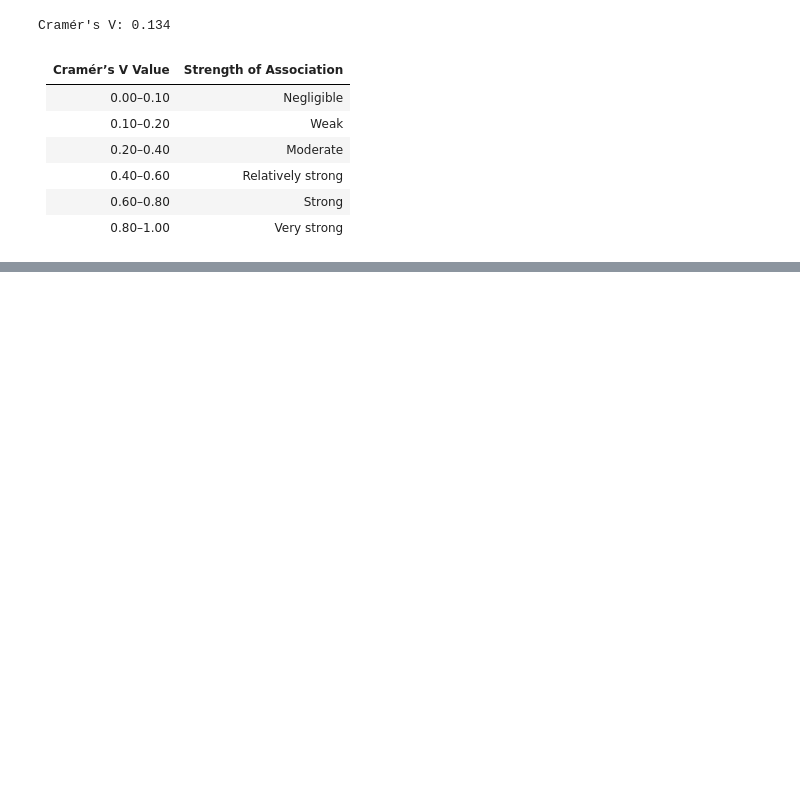
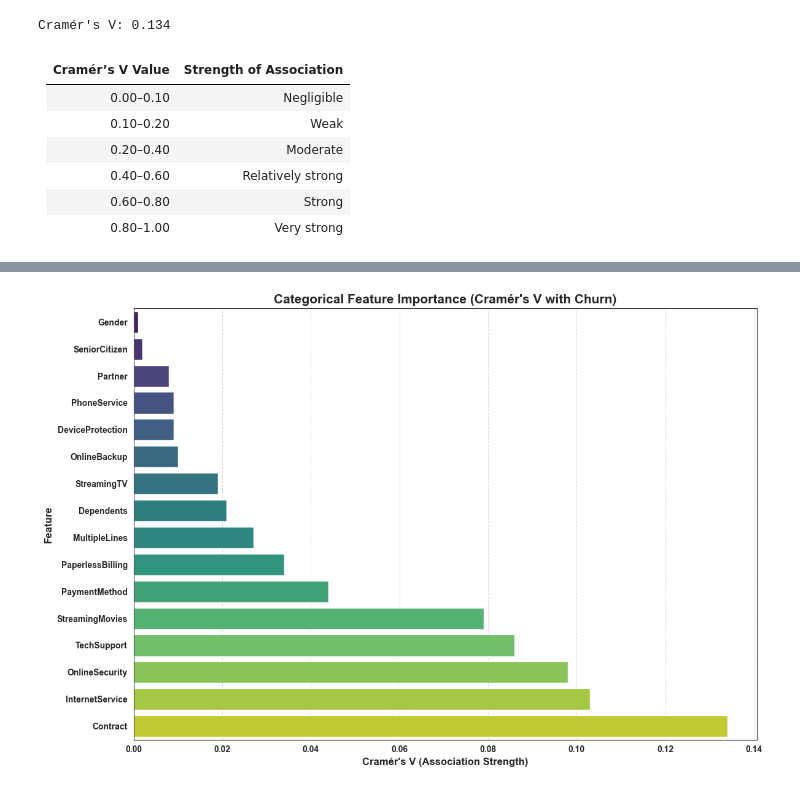
Before and after one commit to Yousfshah/Internship_Project, a Jupyter notebook: Customer_Churn_Prediction.ipynb, the cells around one changed output, grey strips where cells are left out. Cells and saved outputs as stored; diff of their text form; code cells hidden in the pictures; blank space fills up the shorter version.

```diff
--- a/Customer_Churn_Prediction.ipynb
+++ b/Customer_Churn_Prediction.ipynb
@@ -731,25 +743,3 @@ Cramér's V: 0.134
 | 0.40–0.60        | Relatively strong       |
 | 0.60–0.80        | Strong                  |
 | 0.80–1.00        | Very strong             |
-# %%
-from scipy.stats import chi2_contingency
-
-categorical_cols = ['Gender', 'SeniorCitizen', 'Partner', 'Dependents',
-                    'PhoneService', 'MultipleLines', 'InternetService',
-                    'OnlineSecurity', 'OnlineBackup', 'DeviceProtection', 'TechSupport',
-                    'StreamingTV', 'StreamingMovies', 'Contract', 'PaperlessBilling',
-                    'PaymentMethod']
-
-
-
-
-chi2_results = []
-
-for col in categorical_cols:
-    table = pd.crosstab(df[col], df['Churn'])
-    chi2, p, dof, expected = chi2_contingency(table)
-    chi2_results.append({'Variable': col, 'Chi2': chi2, 'p-value': p, 'Degrees of Freedom': dof})
-
-# Display results as DataFrame
-chi2_df = pd.DataFrame(chi2_results).sort_values('p-value')
-print(chi2_df)
@@ -828,0 +822,16 @@ print(results_df.to_markdown(index=False))
+# %%
+# Plotting Cramér's V Association Strength with Churn
+plt.figure(figsize=(12, 8))
+results_df_sorted = results_df.sort_values("Cramér's V")
+# BarPlot
+sns.barplot(data=results_df_sorted , x="Cramér's V", y="Variable", palette="viridis")
+plt.title("Categorical Feature Importance (Cramér's V with Churn)", fontsize=15, fontweight='bold')
+plt.xlabel("Cramér's V (Association Strength)", fontsize=12, fontweight='bold')
+plt.ylabel("Feature", fontsize=12, fontweight='bold')
+plt.xticks(fontsize=10, fontweight='bold')
+plt.yticks(fontsize=10, fontweight='bold')
+plt.grid(axis='x', linestyle='--', alpha=0.7)
+plt.tight_layout()
+plt.show()
+# %% [output]
+[figure, added]
```
Also changed, not shown: parts of 16 cells of this notebook.
